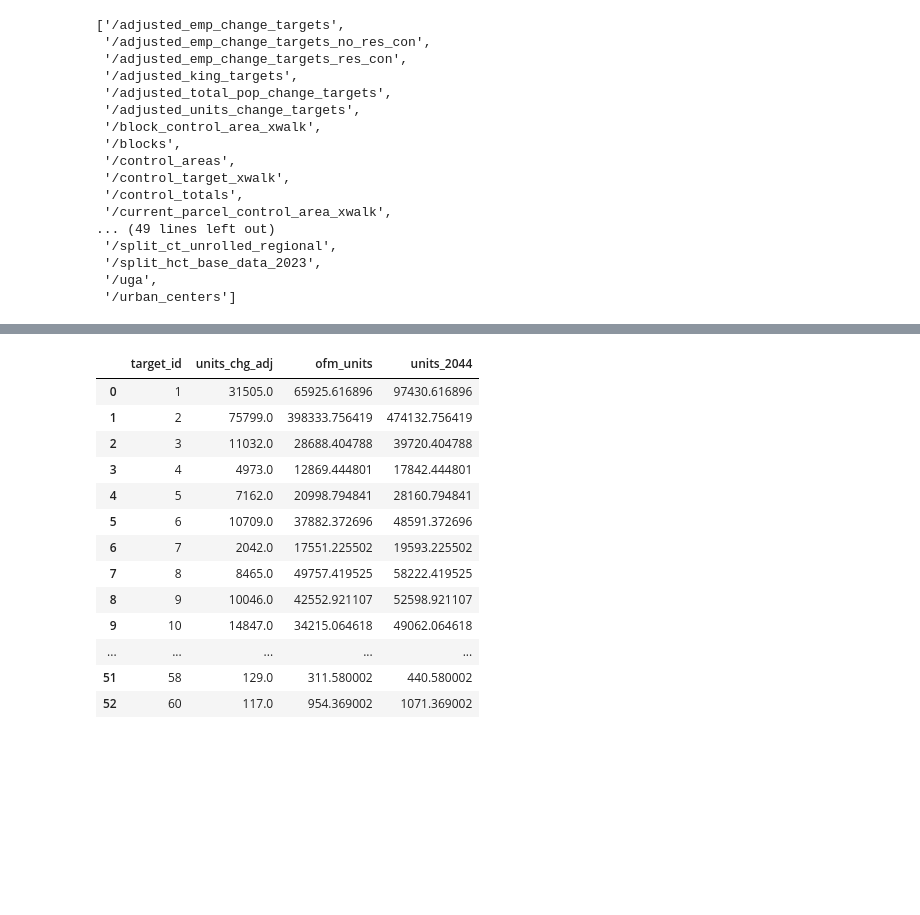
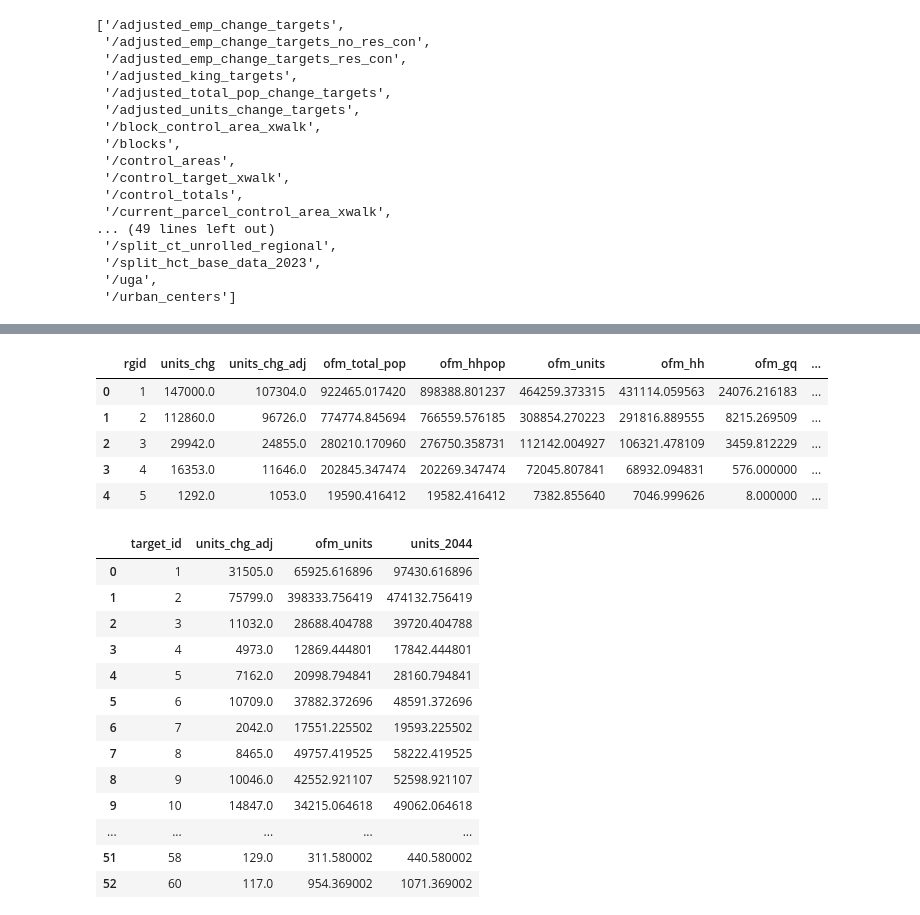
Before and after one commit to psrc/control_totals, a Jupyter notebook: examples/summer_2026/scratch.ipynb, the cells around one changed output, grey strips where cells are left out. Saved outputs shown, nothing was run; the diff lists cells and outputs as text; code cells hidden in the pictures; blank space fills up the shorter version.

```diff
--- a/examples/summer_2026/scratch.ipynb
+++ b/examples/summer_2026/scratch.ipynb
@@ -52,0 +52,3 @@ Index(['target_id', 'total_pop_chg', 'total_pop_chg_adj', 'units_chg',
+# %%
+df, ofm = load_king_input_tables(p,'units')
+df = df.loc[df['county_id'] == 53033].copy()
@@ -52,0 +75,11 @@ Index(['target_id', 'total_pop_chg', 'total_pop_chg_adj', 'units_chg',
+# %%
+targets_rgid = calc_by_rgid(p, df)
+# %%
+targets_rgid.head()
+# %% [output]
+|  | rgid | units_chg | units_chg_adj | ofm_total_pop | ofm_hhpop | ofm_units | ofm_hh | ofm_gq | ... |
+| 0 | 1 | 147000.0 | 107304.0 | 922465.017420 | 898388.801237 | 464259.373315 | 431114.059563 | 24076.216183 | ... |
+| 1 | 2 | 112860.0 | 96726.0 | 774774.845694 | 766559.576185 | 308854.270223 | 291816.889555 | 8215.269509 | ... |
+| 2 | 3 | 29942.0 | 24855.0 | 280210.170960 | 276750.358731 | 112142.004927 | 106321.478109 | 3459.812229 | ... |
+| 3 | 4 | 16353.0 | 11646.0 | 202845.347474 | 202269.347474 | 72045.807841 | 68932.094831 | 576.000000 | ... |
+| 4 | 5 | 1292.0 | 1053.0 | 19590.416412 | 19582.416412 | 7382.855640 | 7046.999626 | 8.000000 | ... |
```
Also changed, not shown: parts of 7 cells of this notebook, 11 other files.
